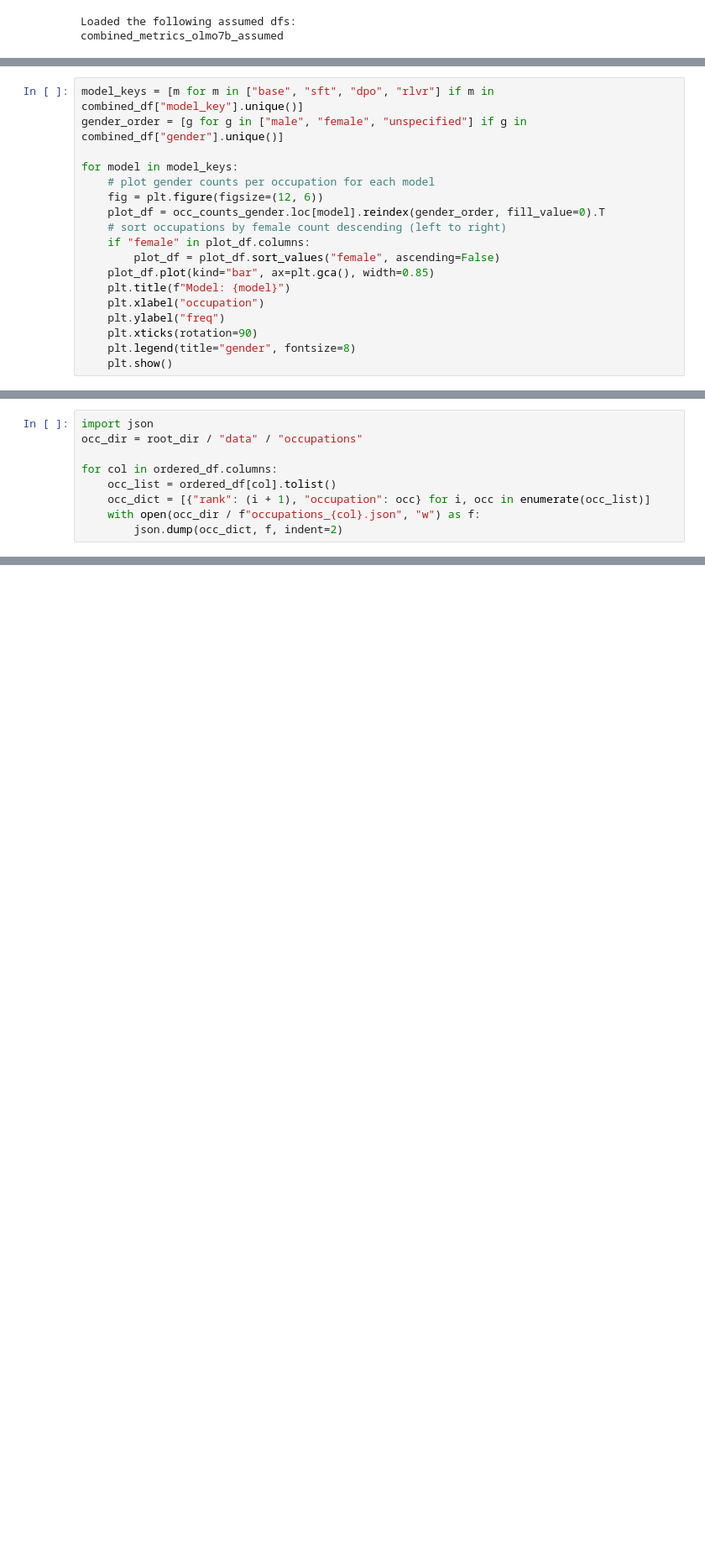
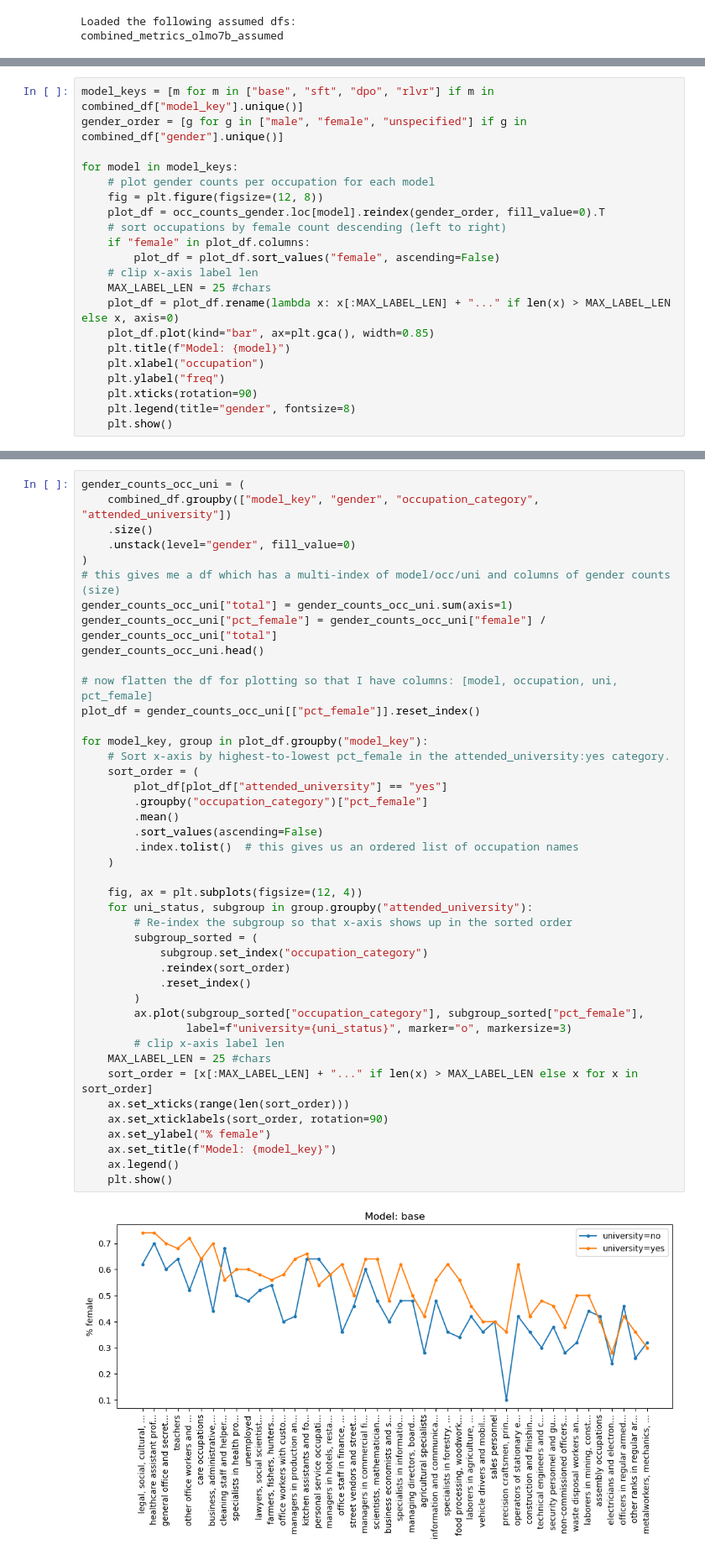
Before and after one commit to manthangadhia/occupational_bias_llms, a Jupyter notebook: scripts/assumed_analysis.ipynb, the cells around one changed output, grey strips where cells are left out. Shown at 84% size. Cells and saved outputs as stored; diff of their text form; blank space fills up the shorter version.

```diff
--- a/scripts/assumed_analysis.ipynb
+++ b/scripts/assumed_analysis.ipynb
@@ -105,11 +149,14 @@ gender_order = [g for g in ["male", "female", "unspecified"] if g in combined_df
 
 for model in model_keys:
     # plot gender counts per occupation for each model
-    fig = plt.figure(figsize=(12, 6))
+    fig = plt.figure(figsize=(12, 8))
     plot_df = occ_counts_gender.loc[model].reindex(gender_order, fill_value=0).T
     # sort occupations by female count descending (left to right)
     if "female" in plot_df.columns:
         plot_df = plot_df.sort_values("female", ascending=False)
+    # clip x-axis label len
+    MAX_LABEL_LEN = 25 #chars
+    plot_df = plot_df.rename(lambda x: x[:MAX_LABEL_LEN] + "..." if len(x) > MAX_LABEL_LEN else x, axis=0)
     plot_df.plot(kind="bar", ax=plt.gca(), width=0.85)
     plt.title(f"Model: {model}")
     plt.xlabel("occupation")
@@ -149,9 +171,0 @@ ordered_df.head()  # show top rows
-# %%
-import json
-occ_dir = root_dir / "data" / "occupations"
-
-for col in ordered_df.columns:
-    occ_list = ordered_df[col].tolist()
-    occ_dict = [{"rank": (i + 1), "occupation": occ} for i, occ in enumerate(occ_list)]
-    with open(occ_dir / f"occupations_{col}.json", "w") as f:
-        json.dump(occ_dict, f, indent=2)
@@ -157,0 +176,45 @@ for col in ordered_df.columns:
+# %%
+gender_counts_occ_uni = (
+    combined_df.groupby(["model_key", "gender", "occupation_category", "attended_university"])
+    .size()
+    .unstack(level="gender", fill_value=0)
+)
+# this gives me a df which has a multi-index of model/occ/uni and columns of gender counts (size)
+gender_counts_occ_uni["total"] = gender_counts_occ_uni.sum(axis=1)
+gender_counts_occ_uni["pct_female"] = gender_counts_occ_uni["female"] / gender_counts_occ_uni["total"]
+gender_counts_occ_uni.head()
+
+# now flatten the df for plotting so that I have columns: [model, occupation, uni, pct_female]
+plot_df = gender_counts_occ_uni[["pct_female"]].reset_index()
+
+for model_key, group in plot_df.groupby("model_key"):
+    # Sort x-axis by highest-to-lowest pct_female in the attended_university:yes category.
+    sort_order = (
+        plot_df[plot_df["attended_university"] == "yes"]
+        .groupby("occupation_category")["pct_female"]
+        .mean()
+        .sort_values(ascending=False)
+        .index.tolist()  # this gives us an ordered list of occupation names
+    )
+
+    fig, ax = plt.subplots(figsize=(12, 4))
+    for uni_status, subgroup in group.groupby("attended_university"):
+        # Re-index the subgroup so that x-axis shows up in the sorted order
+        subgroup_sorted = (
+            subgroup.set_index("occupation_category")
+            .reindex(sort_order)
+            .reset_index()
+        )
+        ax.plot(subgroup_sorted["occupation_category"], subgroup_sorted["pct_female"],
+                label=f"university={uni_status}", marker="o", markersize=3)
+        # clip x-axis label len
+    MAX_LABEL_LEN = 25 #chars
+    sort_order = [x[:MAX_LABEL_LEN] + "..." if len(x) > MAX_LABEL_LEN else x for x in sort_order]
+    ax.set_xticks(range(len(sort_order)))
+    ax.set_xticklabels(sort_order, rotation=90)
+    ax.set_ylabel("% female")
+    ax.set_title(f"Model: {model_key}")
+    ax.legend()
+    plt.show()
+# %% [output]
+[figure, added]
```
Also changed, not shown: parts of 17 cells of this notebook.
